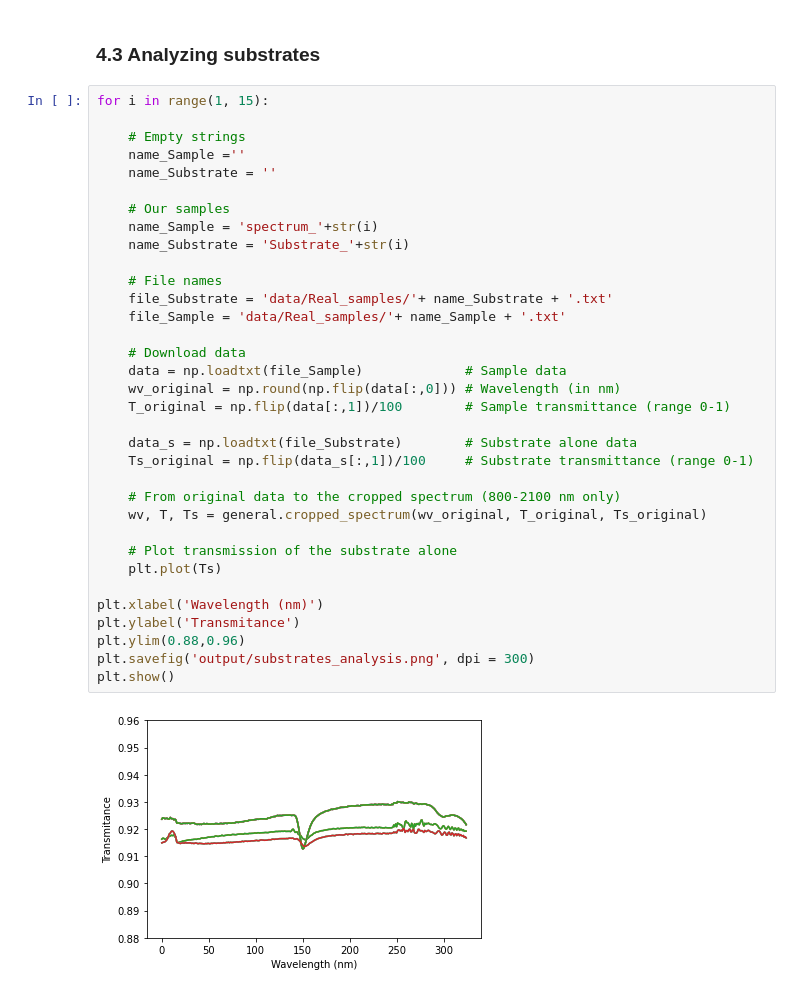
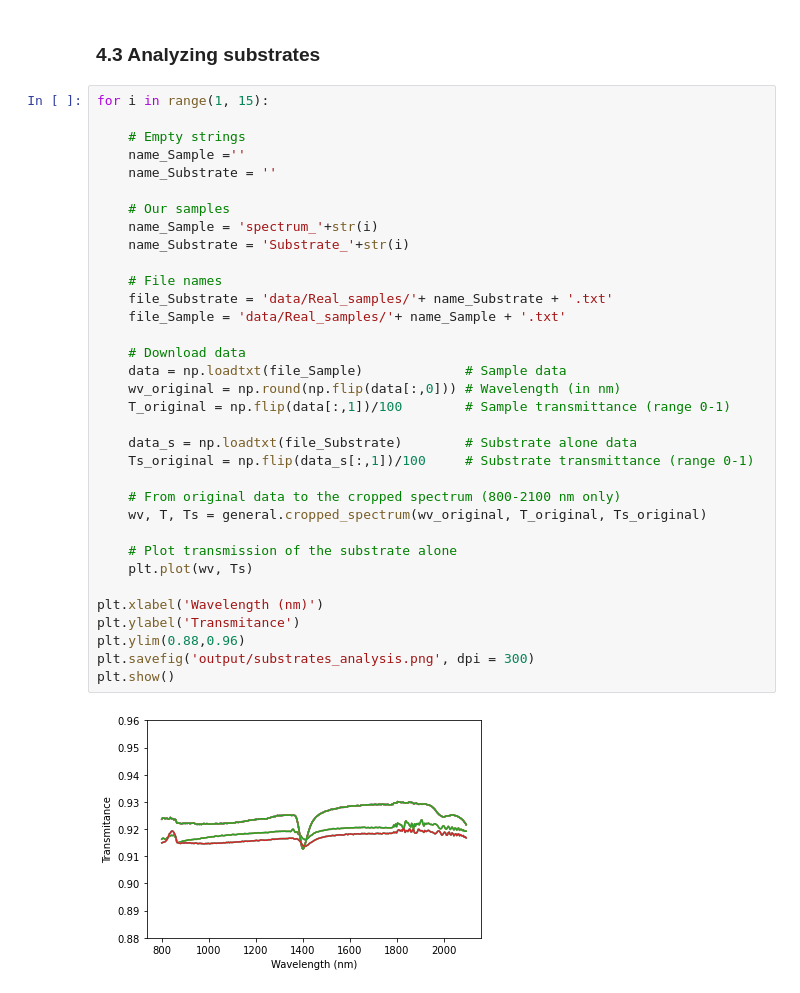
Before and after one commit to manuelballester/ML_spectroscopy, a Jupyter notebook: ML_spectroscopy.ipynb, the cells around one changed output. Saved outputs shown, nothing was run; the diff lists cells and outputs as text.

```diff
--- a/ML_spectroscopy.ipynb
+++ b/ML_spectroscopy.ipynb
@@ -158,32 +158,32 @@ for i in range(1, 15):
     name_Sample =''
     name_Substrate = ''
 
     # Our samples
     name_Sample = 'spectrum_'+str(i)
     name_Substrate = 'Substrate_'+str(i)
 
     # File names
     file_Substrate = 'data/Real_samples/'+ name_Substrate + '.txt'
     file_Sample = 'data/Real_samples/'+ name_Sample + '.txt'
 
     # Download data
     data = np.loadtxt(file_Sample)             # Sample data
     wv_original = np.round(np.flip(data[:,0])) # Wavelength (in nm)
     T_original = np.flip(data[:,1])/100        # Sample transmittance (range 0-1)
 
     data_s = np.loadtxt(file_Substrate)        # Substrate alone data
     Ts_original = np.flip(data_s[:,1])/100     # Substrate transmittance (range 0-1)
 
     # From original data to the cropped spectrum (800-2100 nm only)
     wv, T, Ts = general.cropped_spectrum(wv_original, T_original, Ts_original)
 
     # Plot transmission of the substrate alone
-    plt.plot(Ts)
+    plt.plot(wv, Ts)
 
 plt.xlabel('Wavelength (nm)')
 plt.ylabel('Transmitance')
 plt.ylim(0.88,0.96)
 plt.savefig('output/substrates_analysis.png', dpi = 300)
 plt.show()
 # %% [output]
-[figure, old version]
+[figure, new version]
```
Also changed, not shown: 1 other file.
